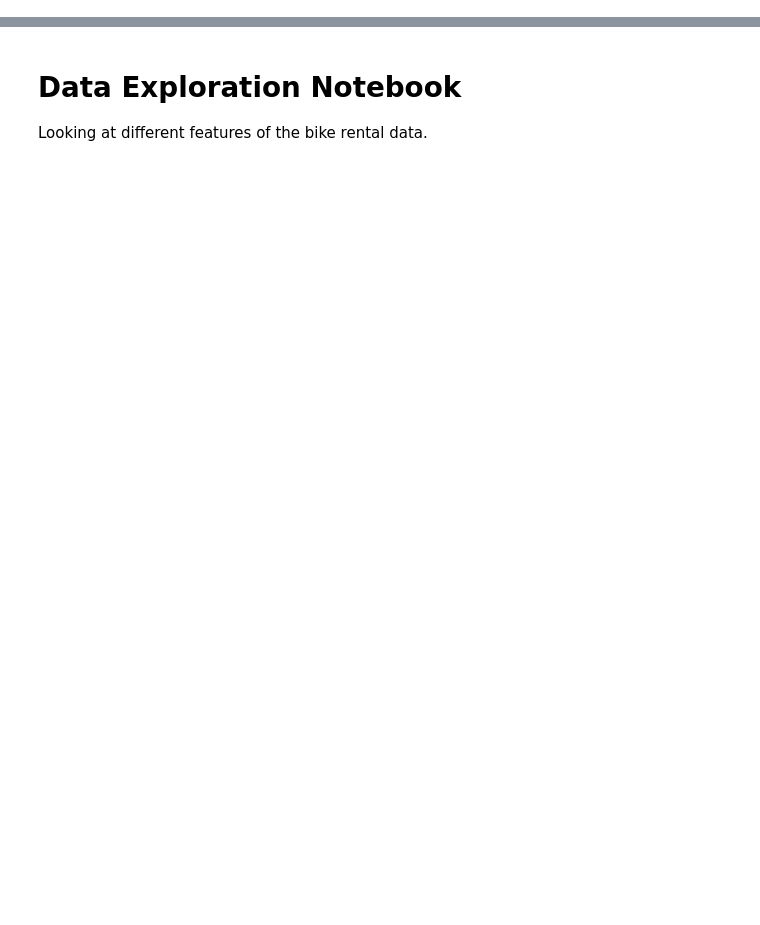
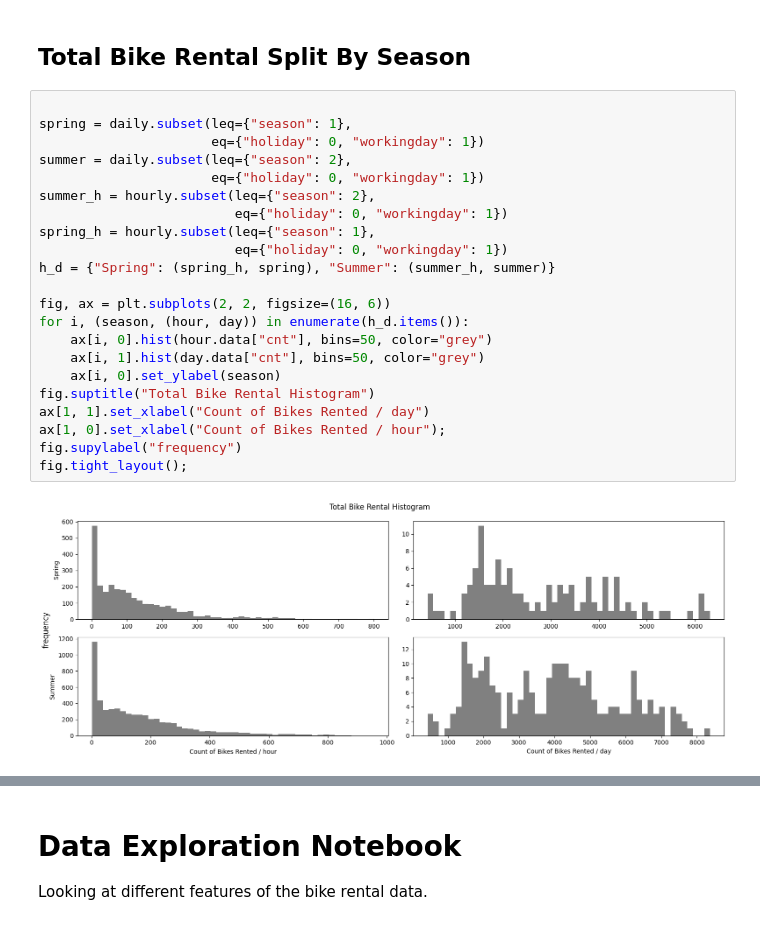
Before and after one commit to seancraven/stat_0028_group_09, a Jupyter notebook: Data_exploration.ipynb, the cells around one changed output, grey strips where cells are left out. Saved outputs shown, nothing was run; the diff lists cells and outputs as text; blank space fills up the shorter version.

```diff
--- a/Data_exploration.ipynb
+++ b/Data_exploration.ipynb
@@ -29,0 +29,26 @@ hour_df.columns.to_list()
+# %% [markdown]
+## Total Bike Rental Split By Season
+# %%
+
+spring = daily.subset(leq={"season": 1},
+                      eq={"holiday": 0, "workingday": 1})
+summer = daily.subset(leq={"season": 2},
+                      eq={"holiday": 0, "workingday": 1})
+summer_h = hourly.subset(leq={"season": 2},
+                         eq={"holiday": 0, "workingday": 1})
+spring_h = hourly.subset(leq={"season": 1},
+                         eq={"holiday": 0, "workingday": 1})
+h_d = {"Spring": (spring_h, spring), "Summer": (summer_h, summer)}
+
+fig, ax = plt.subplots(2, 2, figsize=(16, 6))
+for i, (season, (hour, day)) in enumerate(h_d.items()):
+    ax[i, 0].hist(hour.data["cnt"], bins=50, color="grey")
+    ax[i, 1].hist(day.data["cnt"], bins=50, color="grey")
+    ax[i, 0].set_ylabel(season)
+fig.suptitle("Total Bike Rental Histogram")
+ax[1, 1].set_xlabel("Count of Bikes Rented / day")
+ax[1, 0].set_xlabel("Count of Bikes Rented / hour");
+fig.supylabel("frequency")
+fig.tight_layout();
+# %% [output]
+[figure, added]
```
Also changed, not shown: parts of 11 cells of this notebook, 1 other file.
